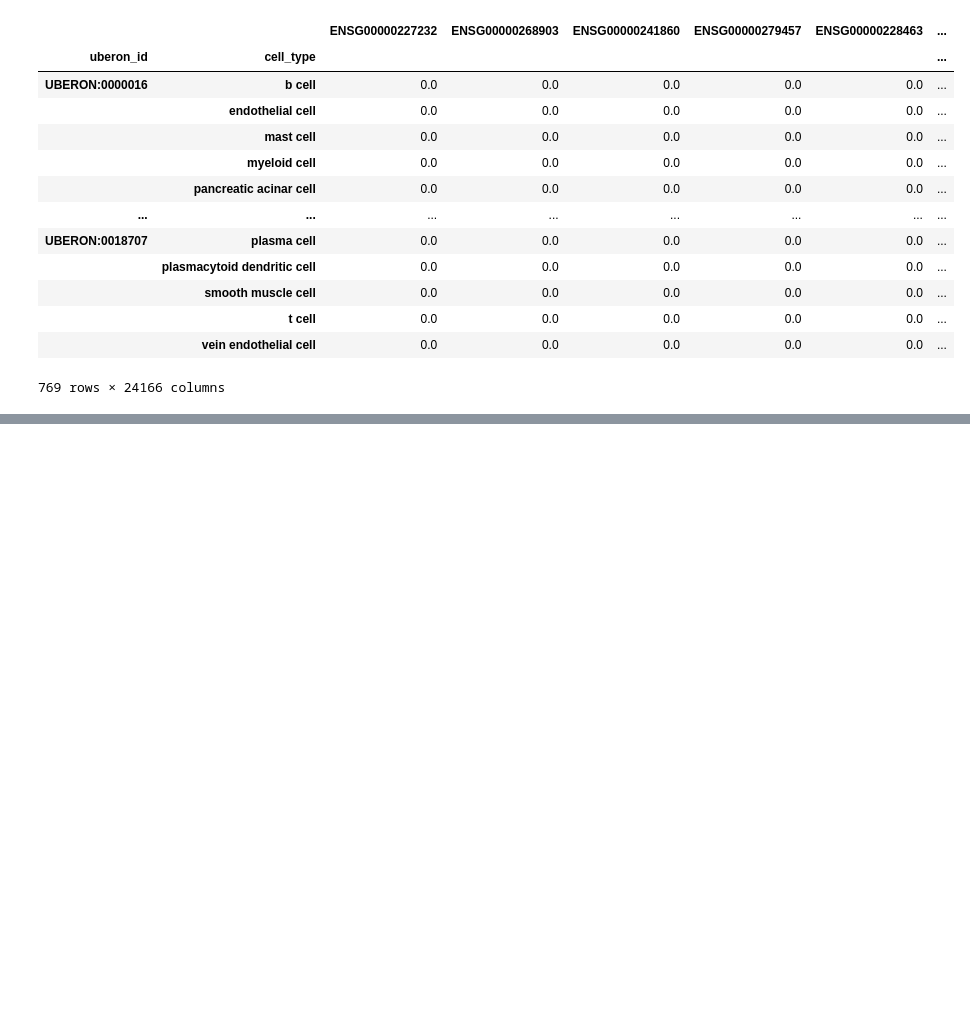
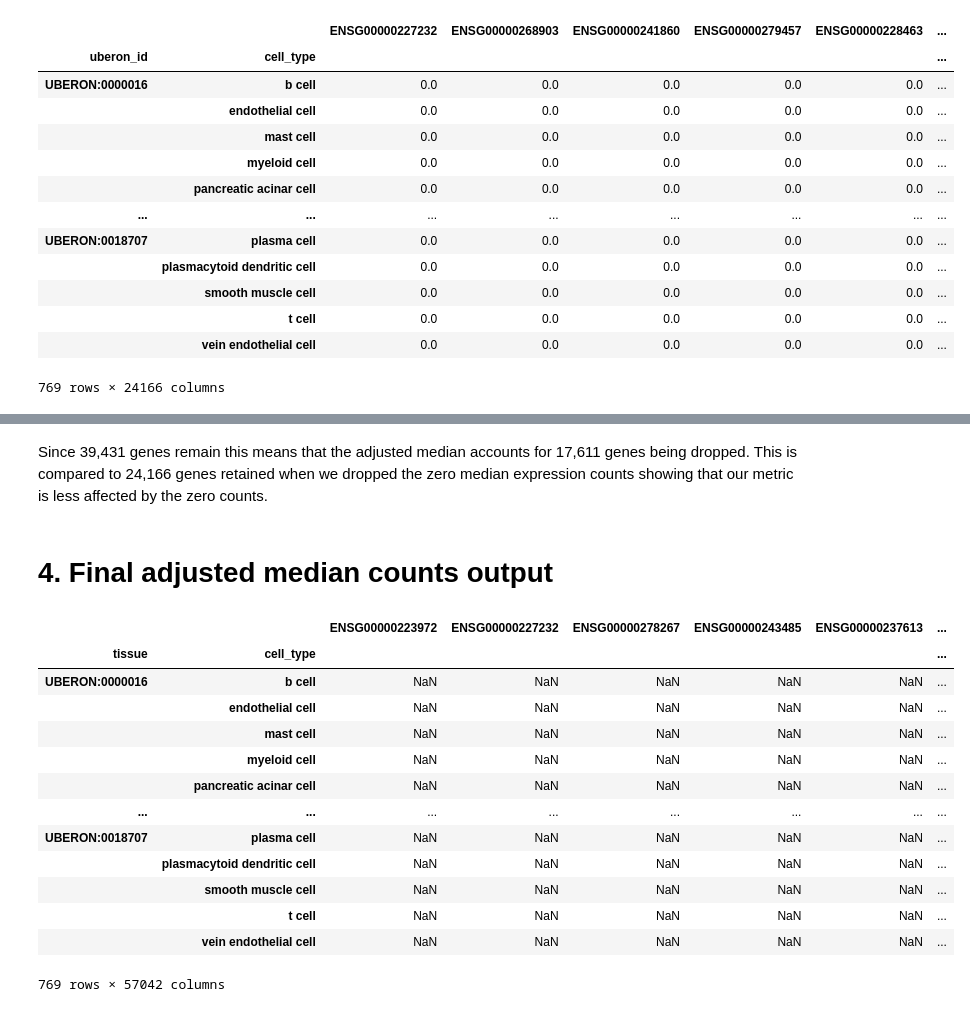
Before and after one commit to opentargets/baseline-expression, a Jupyter notebook: Tabula Sapiens Processing.ipynb, the cells around one changed output, grey strips where cells are left out. Cells and saved outputs as stored; diff of their text form; code cells hidden in the pictures; blank space fills up the shorter version.

```diff
--- a/Tabula Sapiens Processing.ipynb
+++ b/Tabula Sapiens Processing.ipynb
@@ -400,0 +286,22 @@ tabula_counts.to_pickle('median_exp_tabula_counts_tissue_ensembl_id.pkl', compre
+# %% [markdown]
+Since 39,431 genes remain this means that the adjusted median accounts for 17,611 genes being dropped. This is compared to 24,166 genes retained when we dropped the zero median expression counts showing that our metric is less affected by the zero counts.
+# %% [markdown]
+# 4. Final adjusted median counts output
+# %%
+median_tabula_counts
+median_tabula_counts.to_pickle('median_metric_tabula_counts.pkl', compression = 'gzip')
+# %% [output]
+|  |  | ENSG00000223972 | ENSG00000227232 | ENSG00000278267 | ENSG00000243485 | ENSG00000237613 | ... |
+| tissue | cell_type |  |  |  |  |  | ... |
+| UBERON:0000016 | b cell | NaN | NaN | NaN | NaN | NaN | ... |
+|  | endothelial cell | NaN | NaN | NaN | NaN | NaN | ... |
+|  | mast cell | NaN | NaN | NaN | NaN | NaN | ... |
+|  | myeloid cell | NaN | NaN | NaN | NaN | NaN | ... |
+|  | pancreatic acinar cell | NaN | NaN | NaN | NaN | NaN | ... |
+| ... | ... | ... | ... | ... | ... | ... | ... |
+| UBERON:0018707 | plasma cell | NaN | NaN | NaN | NaN | NaN | ... |
+|  | plasmacytoid dendritic cell | NaN | NaN | NaN | NaN | NaN | ... |
+|  | smooth muscle cell | NaN | NaN | NaN | NaN | NaN | ... |
+|  | t cell | NaN | NaN | NaN | NaN | NaN | ... |
+|  | vein endothelial cell | NaN | NaN | NaN | NaN | NaN | ... |
+769 rows × 57042 columns
```
Also changed, not shown: parts of 50 cells of this notebook.
